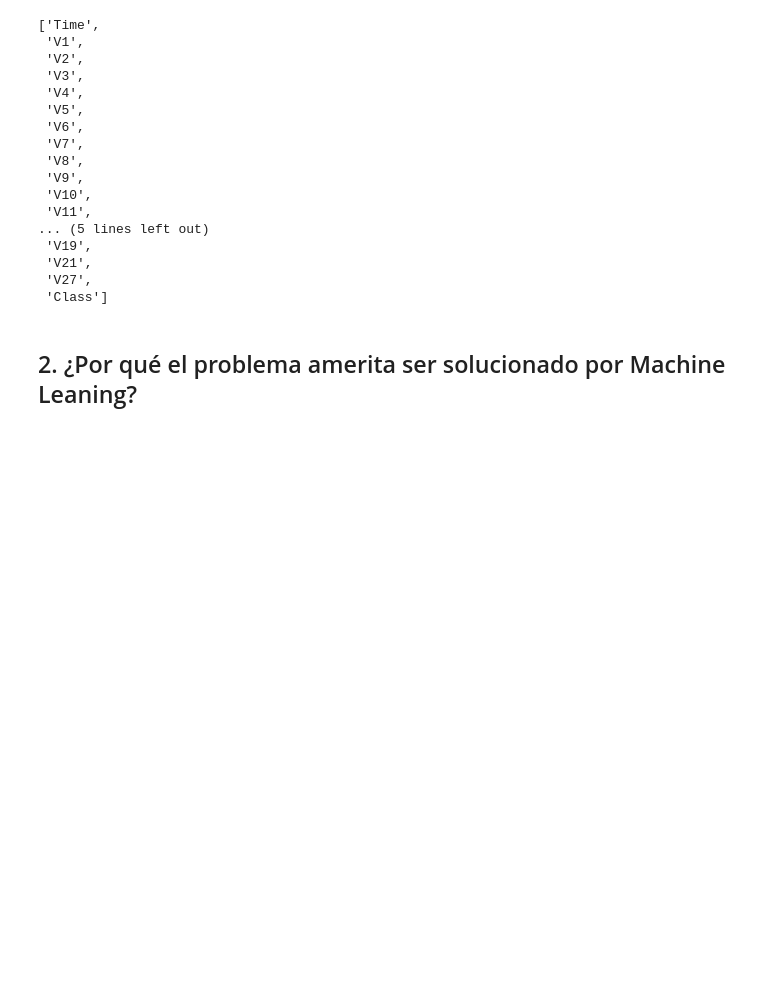
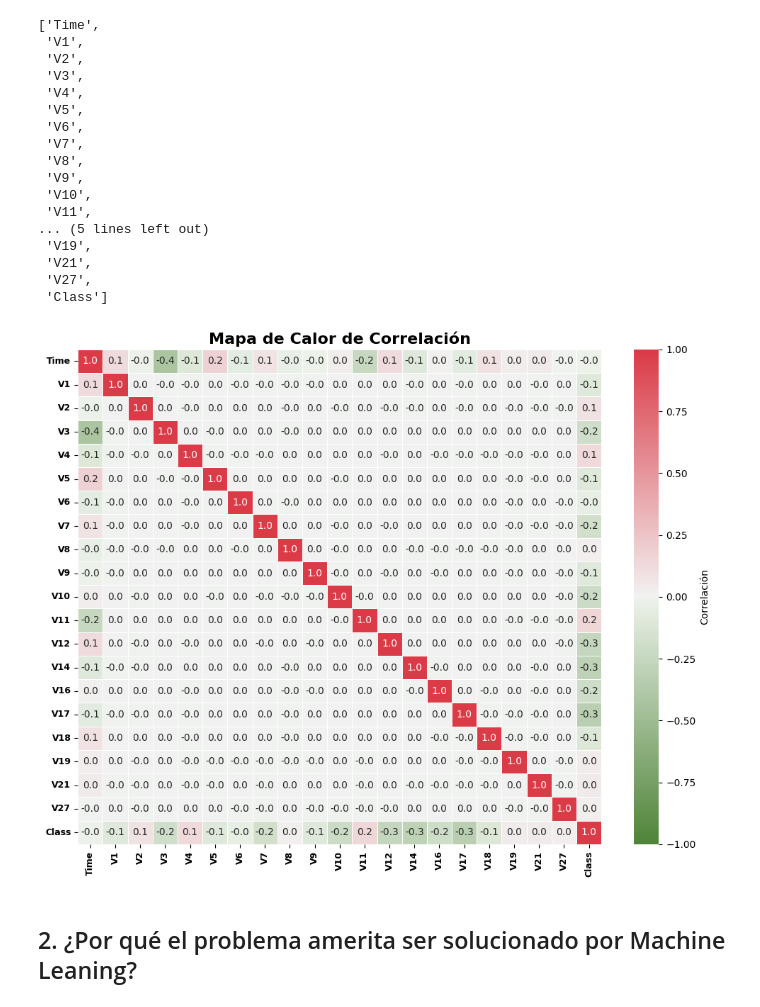
Before and after one commit to Diegbor/Proyecto_ML_BEDU, a Jupyter notebook: Copia_de_Proyecto_ML_Equipo_24_Modelo_1.ipynb, the cells around one changed output. Saved outputs shown, nothing was run; the diff lists cells and outputs as text; code cells hidden in the pictures; blank space fills up the shorter version.

```diff
--- a/Copia_de_Proyecto_ML_Equipo_24_Modelo_1.ipynb
+++ b/Copia_de_Proyecto_ML_Equipo_24_Modelo_1.ipynb
@@ -577,6 +577,34 @@ columns_final
  'Class']
 # %%
 df = df[columns_final]
+# %%
+# Matrices de correlación
+
+# Calcular la matriz de correlación
+correlation_matrix = df.corr()
+
+# Crear un mapa de calor con seaborn
+plt.figure(figsize=(10, 8))
+cmap_custom = sns.diverging_palette(120, 10, as_cmap=True)
+
+# Crear un mapa de calor con seaborn
+sns.heatmap(correlation_matrix, annot=True, cmap=cmap_custom, fmt='.1f', linewidths=0.5, vmin=-1, vmax=1,
+            cbar_kws={'label': 'Correlación'})
+
+# Añadir un título
+plt.title('Mapa de Calor de Correlación', fontsize=16,fontweight='bold')
+
+# Ajustar el tamaño de la fuente de las etiquetas de los ejes
+plt.xticks(fontsize=9,fontweight='bold')
+plt.yticks(fontsize=9,fontweight='bold')
+
+# Ajustar el espacio entre las etiquetas y el mapa de calor
+plt.tight_layout()
+
+# Mostrar el mapa de calor
+plt.show()
+# %% [output]
+[figure, added]
 # %% [markdown]
 ## 2. ¿Por qué el problema amerita ser solucionado por Machine Leaning?
 # %% [markdown]
```
